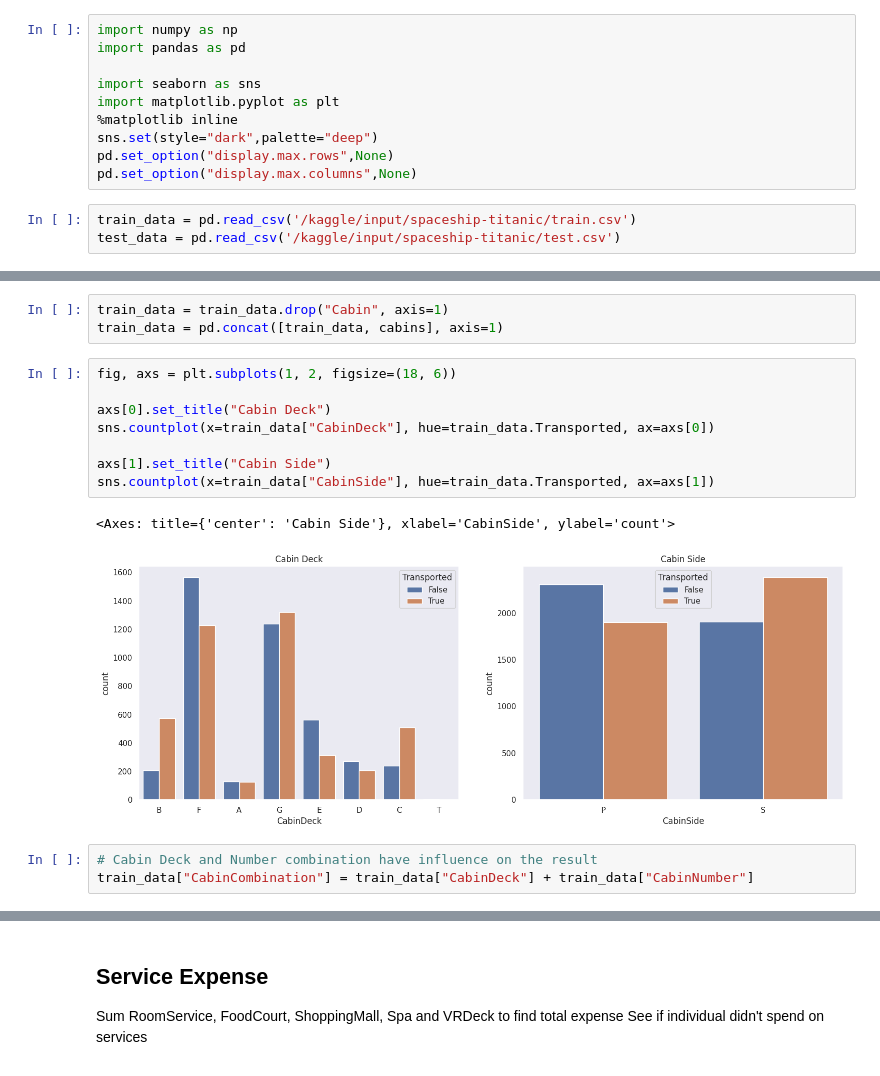
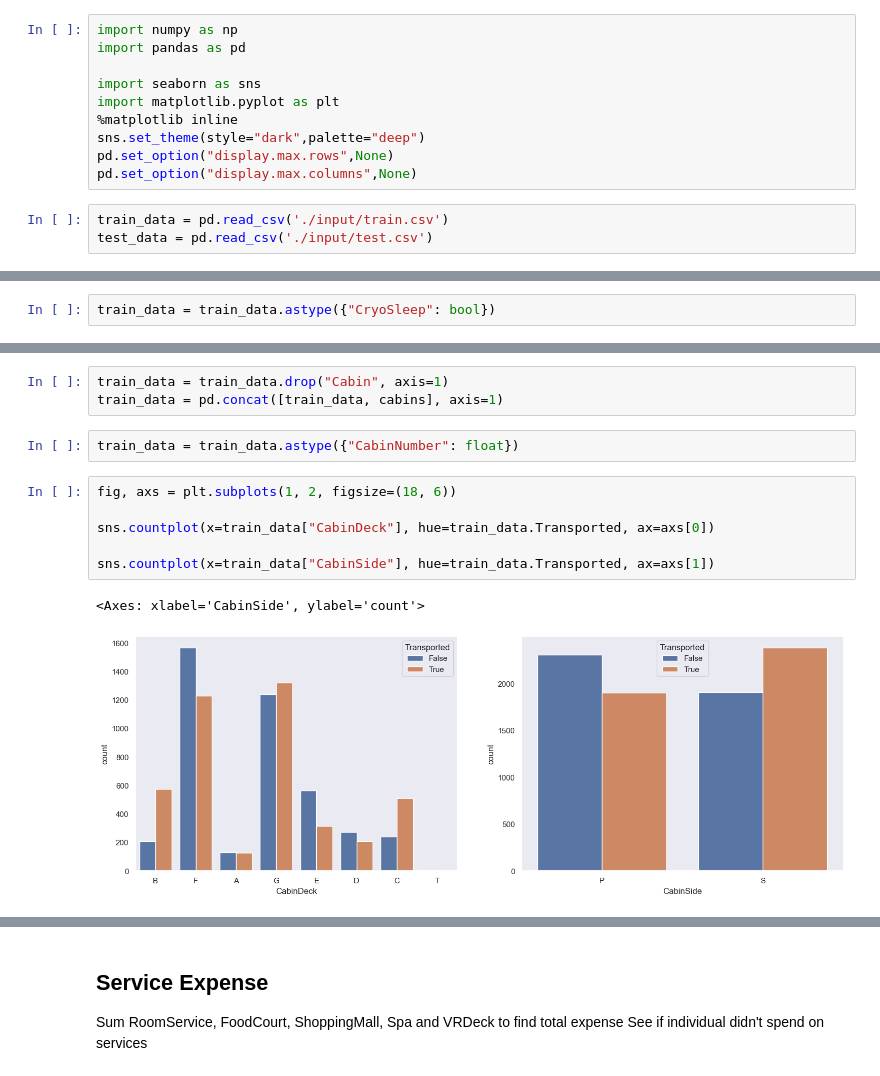
Before and after one commit to Ednaxx/titanic-spaceship-classifier, a Jupyter notebook: spaceship-titanic-classifier.ipynb, the cells around one changed output, grey strips where cells are left out. Saved outputs shown, nothing was run; the diff lists cells and outputs as text.

```diff
--- a/spaceship-titanic-classifier.ipynb
+++ b/spaceship-titanic-classifier.ipynb
@@ -24,9 +26,9 @@ import pandas as pd
 import seaborn as sns
 import matplotlib.pyplot as plt
 %matplotlib inline
-sns.set(style="dark",palette="deep")
+sns.set_theme(style="dark",palette="deep")
 pd.set_option("display.max.rows",None)
 pd.set_option("display.max.columns",None)
 # %%
-train_data = pd.read_csv('/kaggle/input/spaceship-titanic/train.csv')
-test_data = pd.read_csv('/kaggle/input/spaceship-titanic/test.csv')
+train_data = pd.read_csv('./input/train.csv')
+test_data = pd.read_csv('./input/test.csv')
@@ -64,3 +72,5 @@ memory usage: 891.5+ KB
+# %%
+train_data = train_data.astype({"CryoSleep": bool})
 # %%
 train_data.describe()
 # %% [output]
@@ -132,17 +144,14 @@ cabins.head()
 # %%
 train_data = train_data.drop("Cabin", axis=1)
 train_data = pd.concat([train_data, cabins], axis=1)
+# %%
+train_data = train_data.astype({"CabinNumber": float})
 # %%
 fig, axs = plt.subplots(1, 2, figsize=(18, 6))
 
-axs[0].set_title("Cabin Deck")
 sns.countplot(x=train_data["CabinDeck"], hue=train_data.Transported, ax=axs[0])
 
-axs[1].set_title("Cabin Side")
 sns.countplot(x=train_data["CabinSide"], hue=train_data.Transported, ax=axs[1])
 # %% [output]
-<Axes: title={'center': 'Cabin Side'}, xlabel='CabinSide', ylabel='count'>
+<Axes: xlabel='CabinSide', ylabel='count'>
-[figure, old version]
+[figure, new version]
-# %%
-# Cabin Deck and Number combination have influence on the result
-train_data["CabinCombination"] = train_data["CabinDeck"] + train_data["CabinNumber"]
```
Also changed, not shown: parts of 39 cells of this notebook, 1 other file.
